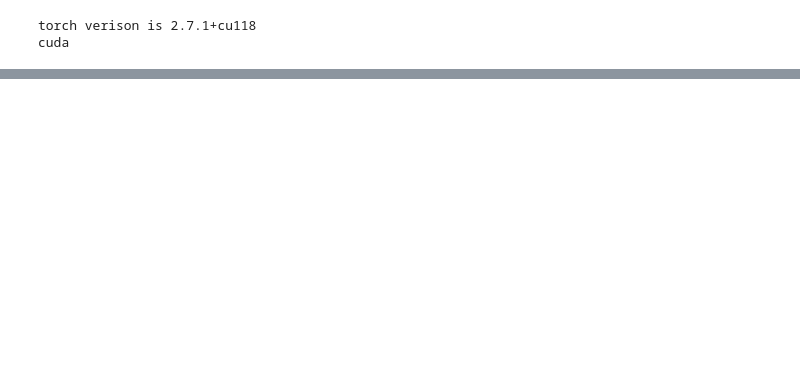
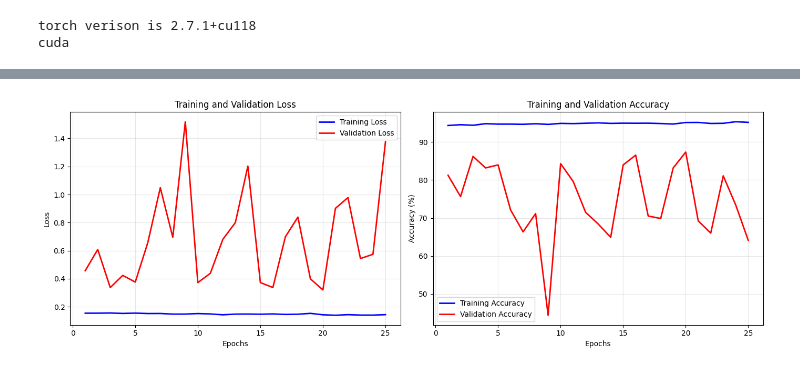
Before and after one commit to zabeeh95/PneumoniaDetection, a Jupyter notebook: classifier_Torch.ipynb, the cells around one changed output, grey strips where cells are left out. Saved outputs shown, nothing was run; the diff lists cells and outputs as text; code cells hidden in the pictures; blank space fills up the shorter version.

```diff
--- a/classifier_Torch.ipynb
+++ b/classifier_Torch.ipynb
@@ -9,9 +17,4 @@ print(DEVICE)
 # %% [output]
 torch verison is 2.7.1+cu118
 cuda
-# %%
-SEED = 42
-BATCH_SIZE = 32
-HEIGHT = 256
-WIDTH = 256
 # %%
@@ -151,4 +153,12 @@ Estimated Total Size (MB): 95.73
 # %%
 # criterion = nn.BCEWithLogitsLoss()  # recommended for binary classificatio
 criterion = nn.BCELoss()
-optimizer = torch.optim.Adam(model.parameters(), lr=0.001)
+
+optimizer = torch.optim.Adam(
+    model.parameters(),
+    lr=1e-4,    weight_decay=0.01 ) #  L2 regularization
+
+
+from torch.optim.lr_scheduler import ReduceLROnPlateau
+# Learning rate scheduler
+scheduler = ReduceLROnPlateau(optimizer, mode='max', factor=0.5, patience=3)
@@ -209,0 +312,30 @@ Epoch 10/10 - Loss: 0.1757, Accuracy: 92.59%
+# %%
+import matplotlib.pyplot as plt
+
+plt.figure(figsize=(14, 5))
+
+# Plot 1: Loss
+plt.subplot(1, 2, 1)
+plt.plot(range(1, epochs + 1), train_losses, 'b-', label='Training Loss', linewidth=2)
+plt.plot(range(1, epochs + 1), val_losses, 'r-', label='Validation Loss', linewidth=2)
+plt.xlabel('Epochs')
+plt.ylabel('Loss')
+plt.title('Training and Validation Loss')
+plt.legend()
+plt.grid(True, alpha=0.3)
+
+# Plot 2: Accuracy
+plt.subplot(1, 2, 2)
+plt.plot(range(1, epochs + 1), train_accs, 'b-', label='Training Accuracy', linewidth=2)
+plt.plot(range(1, epochs + 1), val_accs, 'r-', label='Validation Accuracy', linewidth=2)
+plt.xlabel('Epochs')
+plt.ylabel('Accuracy (%)')
+plt.title('Training and Validation Accuracy')
+plt.legend()
+plt.grid(True, alpha=0.3)
+
+plt.tight_layout()
+plt.savefig('training_history.png', dpi=150)
+plt.show()
+# %% [output]
+[figure, added]
```
Also changed, not shown: parts of 7 cells of this notebook, 4 other files.
